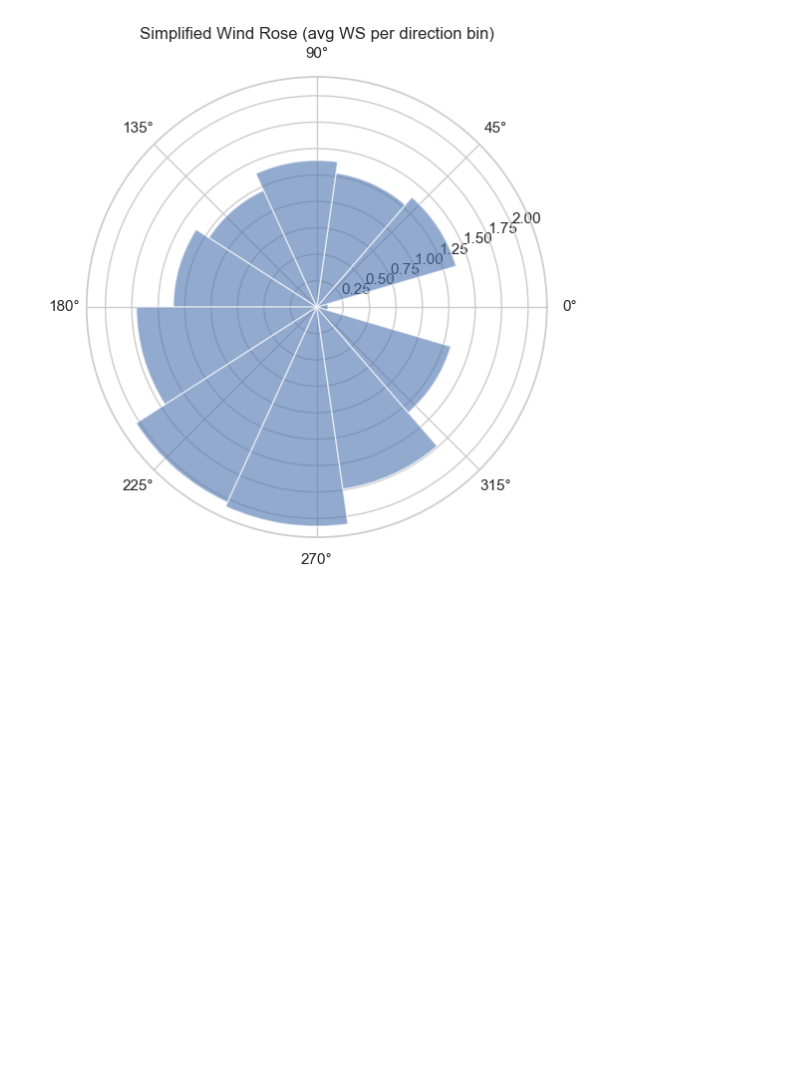
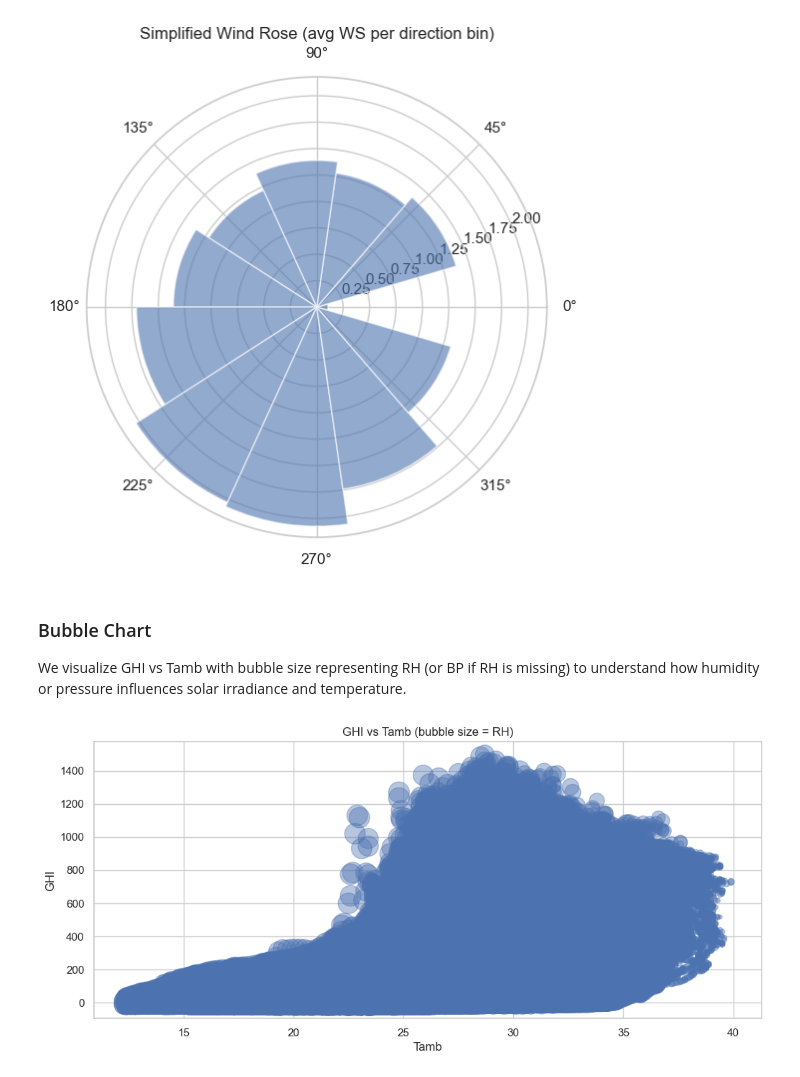
Before and after one commit to Ruhama-Beshada/solar-challenge-week0, a Jupyter notebook: notebook/sierraleone_eda.ipynb, the cells around one changed output. Drawn from its saved outputs; the diff is of its cells as text; code cells hidden in the pictures; blank space fills up the shorter version.

Commit message:
EDA: Bubble chart for GHI vs Tamb

```diff
--- a/notebook/sierraleone_eda.ipynb
+++ b/notebook/sierraleone_eda.ipynb
@@ -353,3 +353,20 @@ else:
 [figure]
 [figure]
 [figure]
+# %% [markdown]
+### Bubble Chart
+We visualize GHI vs Tamb with bubble size representing RH (or BP if RH is missing) to understand how humidity or pressure influences solar irradiance and temperature.
+# %%
+if 'GHI' in df_clean.columns and 'Tamb' in df_clean.columns:
+    size_col = 'RH' if 'RH' in df_clean.columns else ('BP' if 'BP' in df_clean.columns else None)
+    sizes = (df_clean[size_col].fillna(df_clean[size_col].median()) if size_col else 50)
+    sizes_plot = (sizes - sizes.min() + 1) * 5 if size_col else np.full(len(df_clean), 50)
+    plt.scatter(df_clean['Tamb'], df_clean['GHI'], s=sizes_plot, alpha=0.4)
+    plt.xlabel("Tamb")
+    plt.ylabel("GHI")
+    plt.title(f"GHI vs Tamb (bubble size = {size_col if size_col else 'fixed'})")
+    plt.show()
+else:
+    print("GHI or Tamb missing — cannot make bubble chart.")
+# %% [output]
+[figure, added]
```
